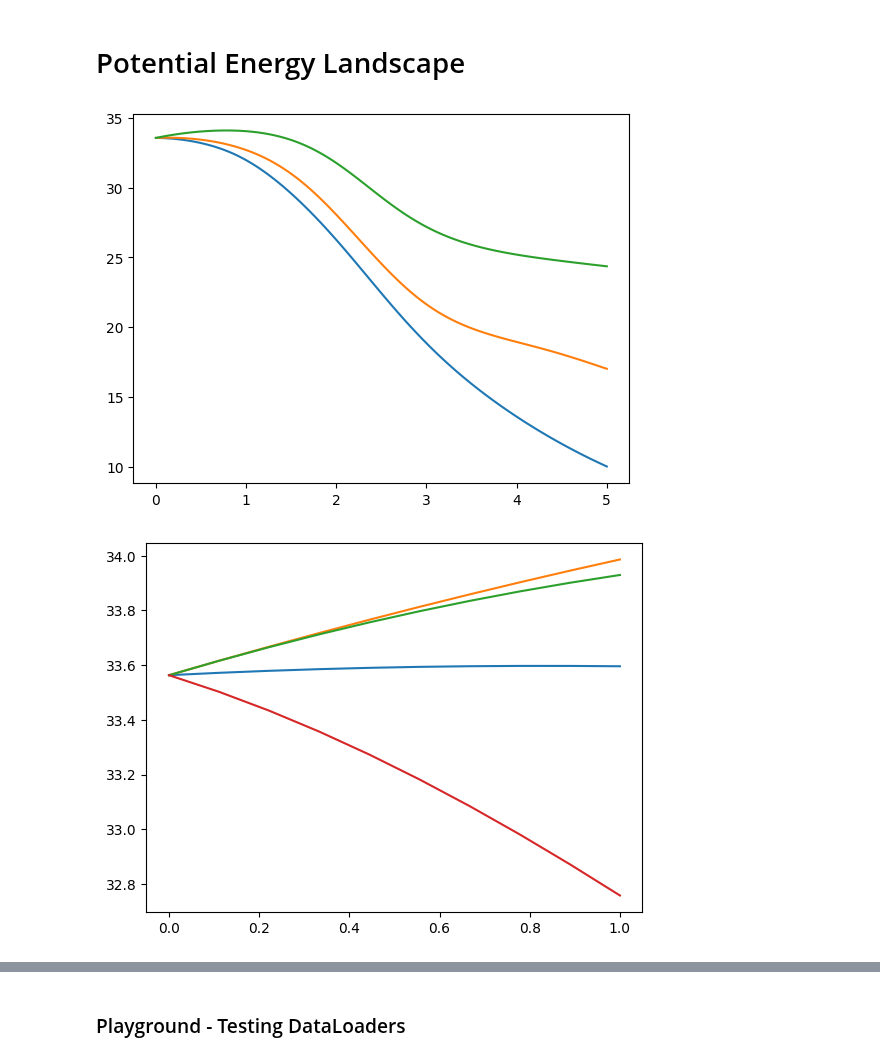
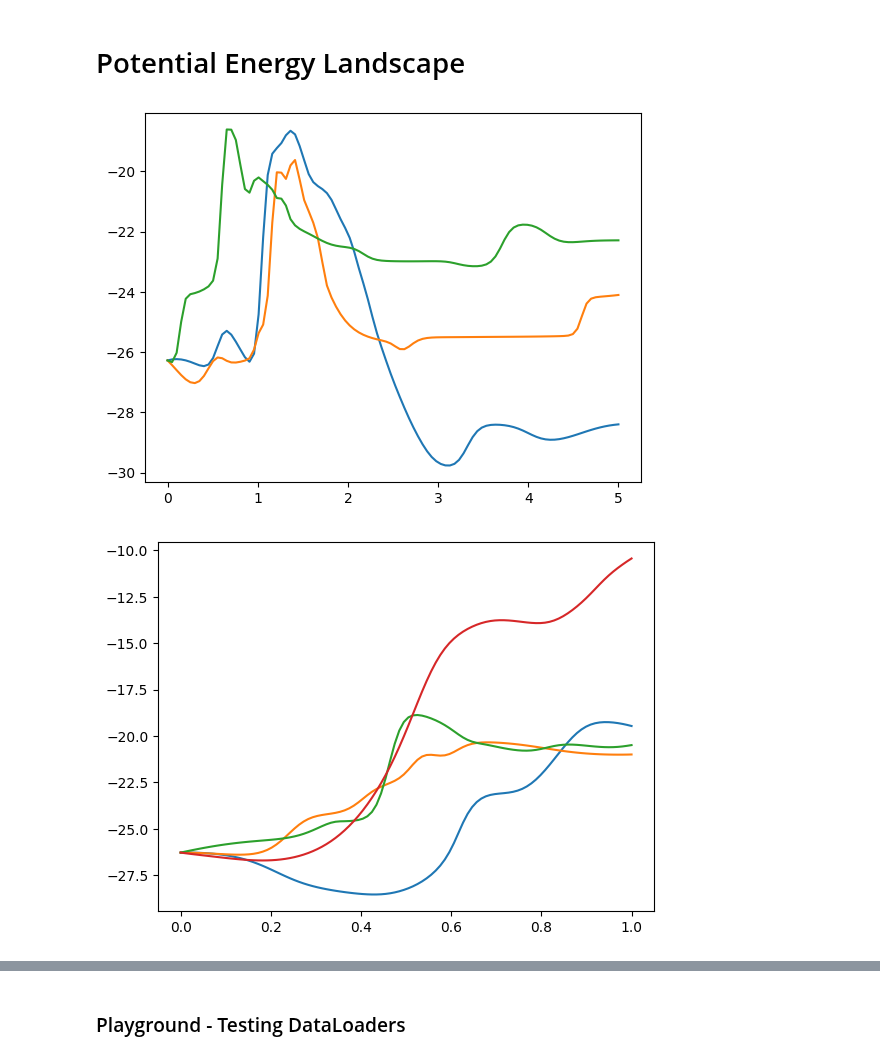
Before and after one commit to jakublala/coarsegrained-md-neural-ode, a Jupyter notebook: utils.ipynb, the cells around one changed output, grey strips where cells are left out. Drawn from its saved outputs; the diff is of its cells as text; code cells hidden in the pictures.

```diff
--- a/utils.ipynb
+++ b/utils.ipynb
@@ -394,10 +394,10 @@ config = dict(
     num_workers=0,
     learning_rate=10**(-2.677258979840062),
     nn_depth=2,
-    nn_width=100,
+    nn_width=1000,
     activation_function=None,
     eval_batch_length=1000,
-    load_folder='results/2022-07-28/12-12-15/14/',
+    load_folder='results/2022-07-29/12-02-25/60',
     dtype=torch.float32,
     itr_printing_freq=1,
     printing_freq=1,
@@ -540,37 +543,37 @@ for i in [0, 1, 2]:
         temp = inp.clone()
         temp[i] = x
         data.append(trainer.func.net(temp).item())
     plt.plot(x_1.detach().numpy(), data)
 
-plt.savefig('output.png')
+plt.savefig('output_1.png')
 plt.show()
 
 
 for i in [3, 4, 5, 6]:
-    x_1 = torch.linspace(0, 1, 10).to('cpu')
+    x_1 = torch.linspace(0, 1, 100).to('cpu')
     data = []
     for x in x_1:
         temp = inp.clone()
         temp[i] = x
         data.append(trainer.func.net(temp).item())
     plt.plot(x_1.detach().numpy(), data)
 
-plt.savefig('output.png')
+plt.savefig('output_2.png')
 plt.show()
 
 
 
 for i in [7, 8, 9, 10]:
-    x_1 = torch.linspace(0, 1, 10).to('cpu')
+    x_1 = torch.linspace(0, 1, 100).to('cpu')
     data = []
     for x in x_1:
         temp = inp.clone()
         temp[i] = x
         data.append(trainer.func.net(temp).item())
     plt.plot(x_1.detach().numpy(), data)
 
-plt.savefig('output.png')
+plt.savefig('output_3.png')
 plt.show()
 # %% [output]
-[figure, old version]
+[figure, new version]
-[figure, old version]
+[figure, new version]
```
Also changed, not shown: parts of 3 cells of this notebook, 5 other files.
